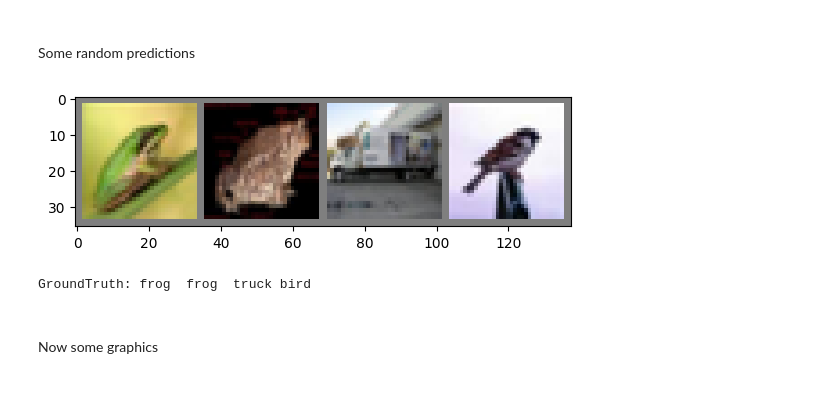
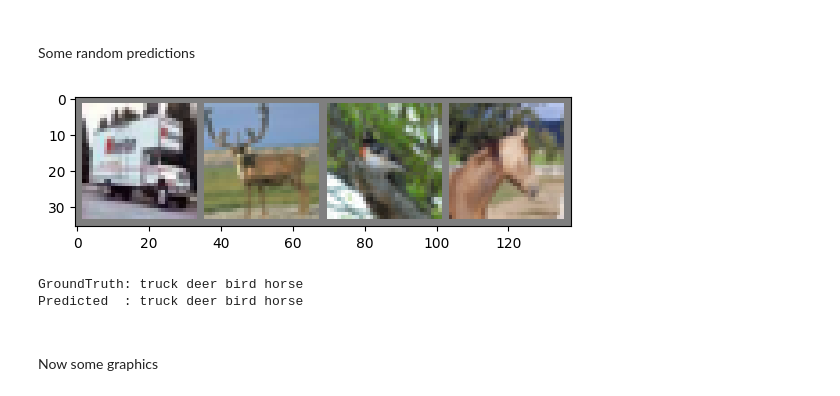
Before and after one commit to Jsan2178/Data-science-analysis-project-por-MS.c, a Jupyter notebook: Jobs projects/CNN with pytorch/CNN pytorch CIFAR10.ipynb, the cells around one changed output. Cells and saved outputs as stored; diff of their text form; code cells hidden in the pictures.

```diff
--- a/Jobs projects/CNN with pytorch/CNN pytorch CIFAR10.ipynb
+++ b/Jobs projects/CNN with pytorch/CNN pytorch CIFAR10.ipynb
@@ -232,22 +233,25 @@ ConvNet(
 # %% [markdown]
 ###
 Some random predictions
-# %%
-#let's make some predictions randomly
-import random
-# dataiter= iter(test_loader)
-# images, labels= next(dataiter) #returns all the values of iterator, example [1,2,3] it will print -> 1, 2, 3 finally StopIteration
-indices = random.sample(range(len(test_datset)), 4)
-# obtain labels and images
-images = [test_datset[i][0] for i in indices]
-labels = [test_datset[i][1] for i in indices] #test_datset -> list of [image, label]
-
-#print images
-imshow(torchvision.utils.make_grid(images))
-print('GroundTruth:', ' '.join(f'{classes[labels[j]]:5s}' for j in range(4)))
-# %% [output]
-[figure, removed]
-GroundTruth: frog  frog  truck bird
+# %%
+import random
+
+model.eval()
+k = 4 #sample of random images
+idx = random.sample(range(len(test_datset)), k) #taking random samples from the test_set for k samples
+imgs = [test_datset[i][0] for i in idx]   #grab the image tensors at those indices [0] for the img and [1] for labels
+labs = [test_datset[i][1] for i in idx]   #same as above but taking labels at [i][1] for [1] labeñs
+batch = torch.stack(imgs).to(device)     #stacks the images into onte tensor of shape [k,C,H,W] and moves it to CPU
+with torch.no_grad():
+    preds = model(batch).argmax(1).cpu().tolist()  #this runs the forward pass and takes the index of the max logit for each sample
+
+imshow(torchvision.utils.make_grid(torch.stack(imgs)))  #showing the test data
+print("GroundTruth:", ' '.join(classes[l] for l in labs))  #showing the real values oc classes
+print("Predicted  :", ' '.join(classes[p] for p in preds))  #showing the predicted values of classes
+# %% [output]
+[figure, added]
+GroundTruth: truck deer bird horse
+Predicted  : truck deer bird horse
 # %% [markdown]
 ####
 
```
Also changed, not shown: parts of 6 cells of this notebook.
